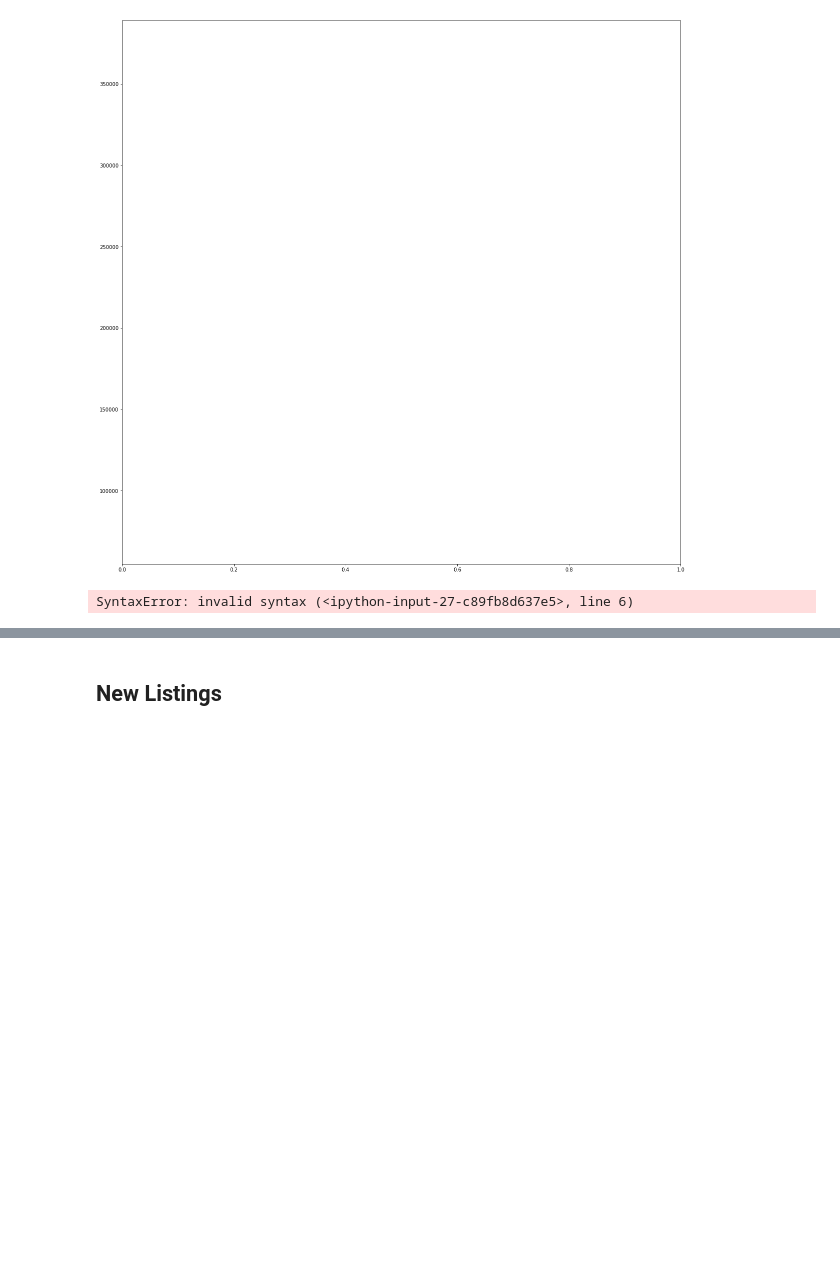
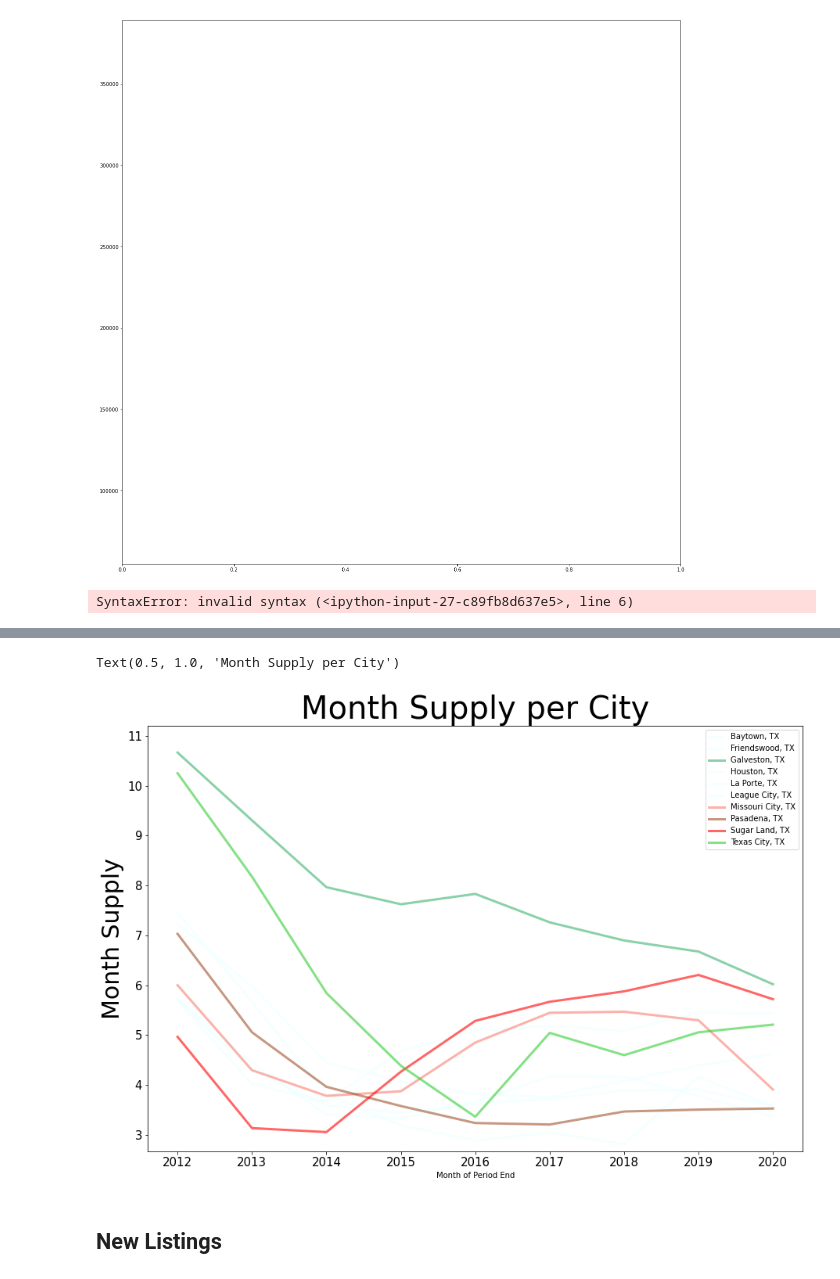
Before and after one commit to andresocorro/project_1, a Jupyter notebook: src_files/HousintMarket.ipynb, the cells around one changed output, grey strips where cells are left out. Drawn from its saved outputs; the diff is of its cells as text; code cells hidden in the pictures; blank space fills up the shorter version.

```diff
--- a/src_files/HousintMarket.ipynb
+++ b/src_files/HousintMarket.ipynb
@@ -171,0 +194,3 @@ SyntaxError: invalid syntax (<ipython-input-27-c89fb8d637e5>, line 6)
+# %%
+grouped_supply_df = grouped_housing.agg(Month_Supply_Avg=pd.NamedAgg(column='Month Supply', aggfunc='mean'))
+grouped_supply_df.head(25)
@@ -172,3 +230,20 @@ SyntaxError: invalid syntax (<ipython-input-27-c89fb8d637e5>, line 6)
+# %%
+y_axis = grouped_supply_df["Month_Supply_Avg"].unique()
+unstacked_supply = grouped_supply_df.unstack(level=0)
+
+# colors = ["royalblue", "darkorange", "mediumseagreen", "gold", "mediumorchid", "grey", "salmon", "sienna", "red", "limegreen"]
+colors = ["azure", "azure", "mediumseagreen", "azure", "azure", "azure", "salmon", "sienna", "red", "limegreen"]
+# alphas = [1, .4, 1, 1, .4, .4, .4, 1, 1, .4]
+unstacked_supply.plot.line(legend=False, figsize = (15,10), alpha = .6, linewidth = 3, marker="", color=colors )
+plt.legend(labels = [x[1] for x in unstacked_housing.columns.tolist()], loc="best")
+plt.ylabel("Month Supply", fontsize = 30)
+plt.ylim(y_axis.min()*.95,y_axis.max()*1.05)
+plt.xticks(fontsize =15)
+plt.yticks(fontsize =15)
+plt.title("Month Supply per City", fontsize = 40)
+# %% [output]
+Text(0.5, 1.0, 'Month Supply per City')
+[figure, added]
 # %% [markdown]
 ## New Listings
 # %% [markdown]
```
Also changed, not shown: parts of 7 cells of this notebook, 1 other file.
